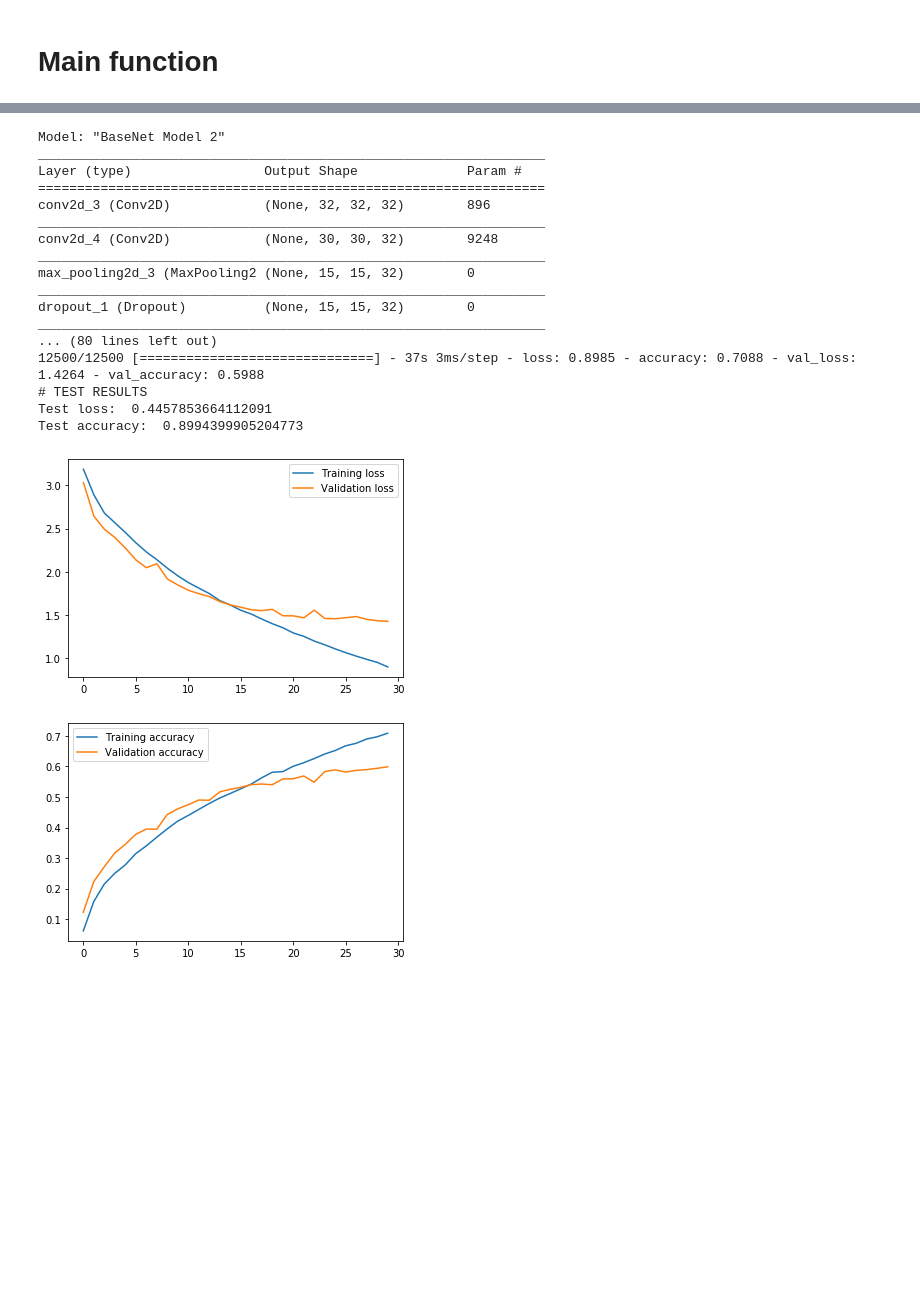
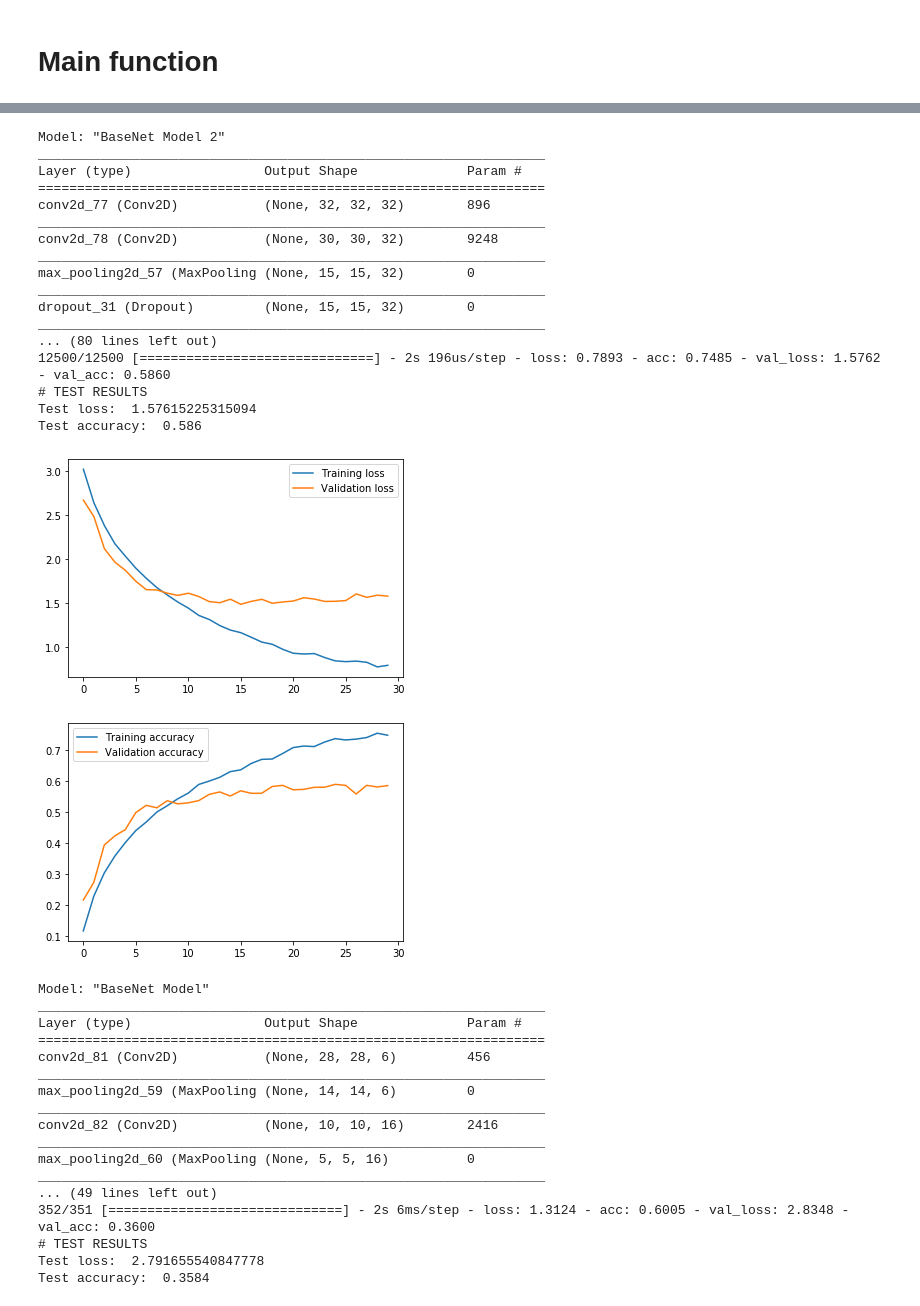
Before and after one commit to Ludvins/DGIIM_VC, a Jupyter notebook: Practica 2/Cifar.ipynb, the cells around one changed output, grey strips where cells are left out. Drawn from its saved outputs; the diff is of its cells as text; code cells hidden in the pictures; blank space fills up the shorter version.

```diff
--- a/Practica 2/Cifar.ipynb
+++ b/Practica 2/Cifar.ipynb
@@ -159,21 +196,58 @@ def ej1(modelFunction, batch_size, epochs):
         keras.losses.categorical_crossentropy,
         SGD(lr = 0.01, decay = 1e-6, momentum = 0.9, nesterov = True),
         ['accuracy'])
+
     data = loadCifrarData()
+    # data = x_train, y_train, x_test, y_test
+
     history = train(model,
                     batch_size,
                     epochs,
                     *data)
     print("# TEST RESULTS")
-    results(model, *data[:2])
+    results(model, *data[2:])
     showEvolution(history)
+    return history
+# %%
+def ej2(modelFunction, batch_size, epochs):
+    model = modelFunction()
+    model.summary()
+    compile(model,
+            keras.losses.categorical_crossentropy,
+            SGD(lr = 0.01, decay = 1e-6, momentum = 0.9, nesterov = True),
+            ['accuracy'])
+    x_train, y_train, x_test, y_test = loadCifrarData()
+
+    datagen = ImageDataGenerator(featurewise_center=True,
+                                 featurewise_std_normalization=True,
+                                 validation_split = 0.1,
+                                 )
+    datagen.fit(x_train)
+    datagen.standardize(x_test)
+
+
+    history = model.fit_generator(
+                        datagen.flow(x_train, y_train, batch_size, subset='training'),
+                        steps_per_epoch = len(x_train)*0.9/batch_size,
+                        epochs = epochs,
+                        validation_data = datagen.flow(x_train, y_train, batch_size, subset='validation'),
+                        validation_steps = len(x_train)*0.1/batch_size
+              )
+
+    print("# TEST RESULTS")
+    results(model, x_test, y_test)
+    showEvolution(history)
+    return history
 # %% [markdown]
 # Main function
 # %%
 def main():
-    ej1(baseNetModel, 128, 20)
-    ej1(baseNetModel2, 128, 30)
+    h1 = ej1(baseNetModel, 32, 20)
+    h2 = ej1(baseNetModel2, 32, 30)
+    h3 = ej2(baseNetModel, 32, 20)
+    h4 = ej2(baseNetModel2, 32, 30)
 
+    show_evolution_val(h1, h2, h3, h4)
 main()
 # %% [output]
 Model: "BaseNet Model"
@@ -198,19 +272,36 @@ Test accuracy:  0.5027199983596802
 Model: "BaseNet Model 2"
 _________________________________________________________________
 Layer (type)                 Output Shape              Param #
 =================================================================
-conv2d_3 (Conv2D)            (None, 32, 32, 32)        896
+conv2d_77 (Conv2D)           (None, 32, 32, 32)        896
 _________________________________________________________________
-conv2d_4 (Conv2D)            (None, 30, 30, 32)        9248
+conv2d_78 (Conv2D)           (None, 30, 30, 32)        9248
 _________________________________________________________________
-max_pooling2d_3 (MaxPooling2 (None, 15, 15, 32)        0
+max_pooling2d_57 (MaxPooling (None, 15, 15, 32)        0
 _________________________________________________________________
-dropout_1 (Dropout)          (None, 15, 15, 32)        0
+dropout_31 (Dropout)         (None, 15, 15, 32)        0
 _________________________________________________________________
 ... (80 lines left out)
-12500/12500 [==============================] - 37s 3ms/step - loss: 0.8985 - accuracy: 0.7088 - val_loss: 1.4264 - val_accuracy: 0.5988
+12500/12500 [==============================] - 2s 196us/step - loss: 0.7893 - acc: 0.7485 - val_loss: 1.5762 - val_acc: 0.5860
 # TEST RESULTS
-Test loss:  0.4457853664112091
-Test accuracy:  0.8994399905204773
+Test loss:  1.57615225315094
+Test accuracy:  0.586
-[figure, old version]
+[figure, new version]
-[figure, old version]
+[figure, new version]
+Model: "BaseNet Model"
+_________________________________________________________________
+Layer (type)                 Output Shape              Param #
+=================================================================
+conv2d_81 (Conv2D)           (None, 28, 28, 6)         456
+_________________________________________________________________
+max_pooling2d_59 (MaxPooling (None, 14, 14, 6)         0
+_________________________________________________________________
+conv2d_82 (Conv2D)           (None, 10, 10, 16)        2416
+_________________________________________________________________
+max_pooling2d_60 (MaxPooling (None, 5, 5, 16)          0
+_________________________________________________________________
+... (49 lines left out)
+352/351 [==============================] - 2s 6ms/step - loss: 1.3124 - acc: 0.6005 - val_loss: 2.8348 - val_acc: 0.3600
+# TEST RESULTS
+Test loss:  2.791655540847778
+Test accuracy:  0.3584
```
Also changed, not shown: parts of 6 cells of this notebook, 1 other file.
